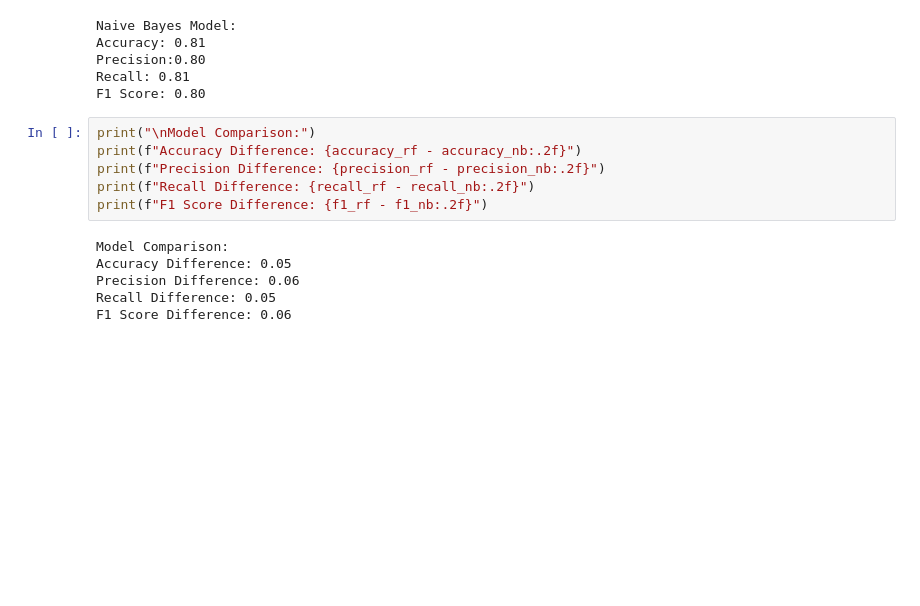
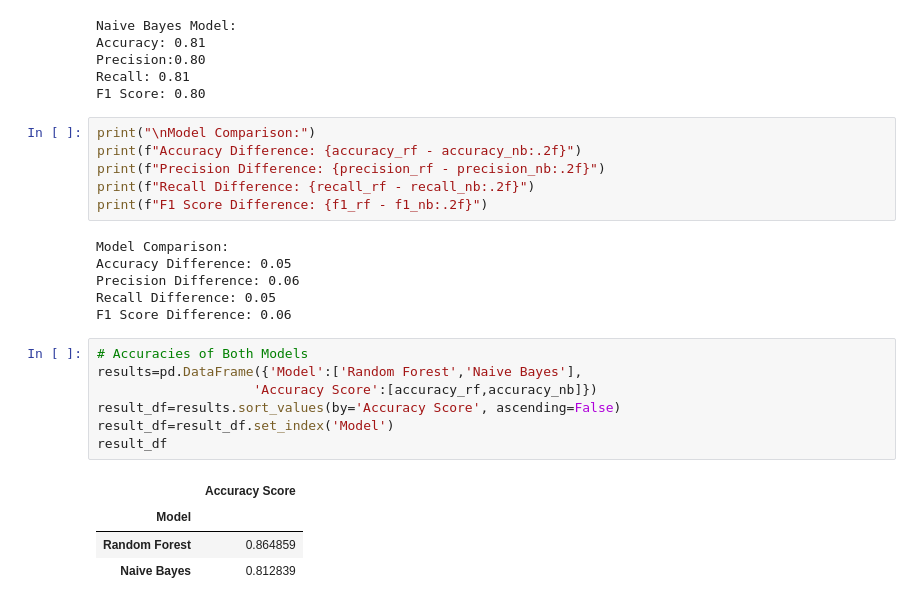
Before and after one commit to YasiniK/Census-Income-Prediction, a Jupyter notebook: ModelComparison.ipynb, the cells around one changed output. Cells and saved outputs as stored; diff of their text form; blank space fills up the shorter version.

```diff
--- a/ModelComparison.ipynb
+++ b/ModelComparison.ipynb
@@ -78,3 +77,15 @@ Accuracy Difference: 0.05
 Precision Difference: 0.06
 Recall Difference: 0.05
 F1 Score Difference: 0.06
+# %%
+# Accuracies of Both Models
+results=pd.DataFrame({'Model':['Random Forest','Naive Bayes'],
+                    'Accuracy Score':[accuracy_rf,accuracy_nb]})
+result_df=results.sort_values(by='Accuracy Score', ascending=False)
+result_df=result_df.set_index('Model')
+result_df
+# %% [output]
+|  | Accuracy Score |
+| Model |  |
+| Random Forest | 0.864859 |
+| Naive Bayes | 0.812839 |
```
Also changed, not shown: parts of 3 cells of this notebook.
